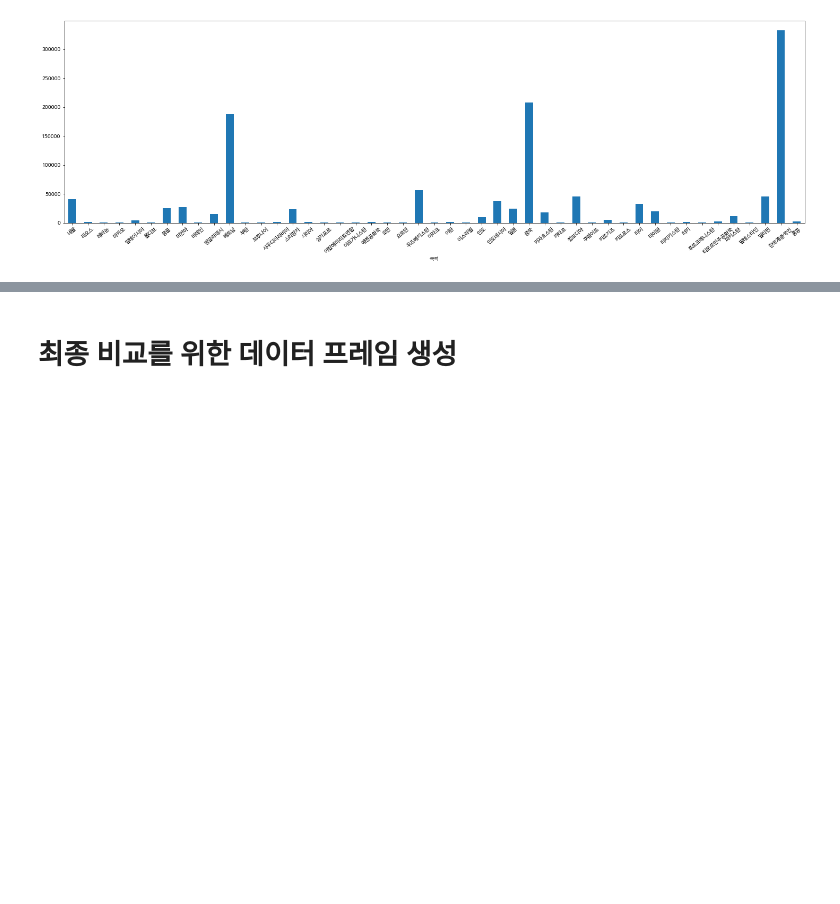
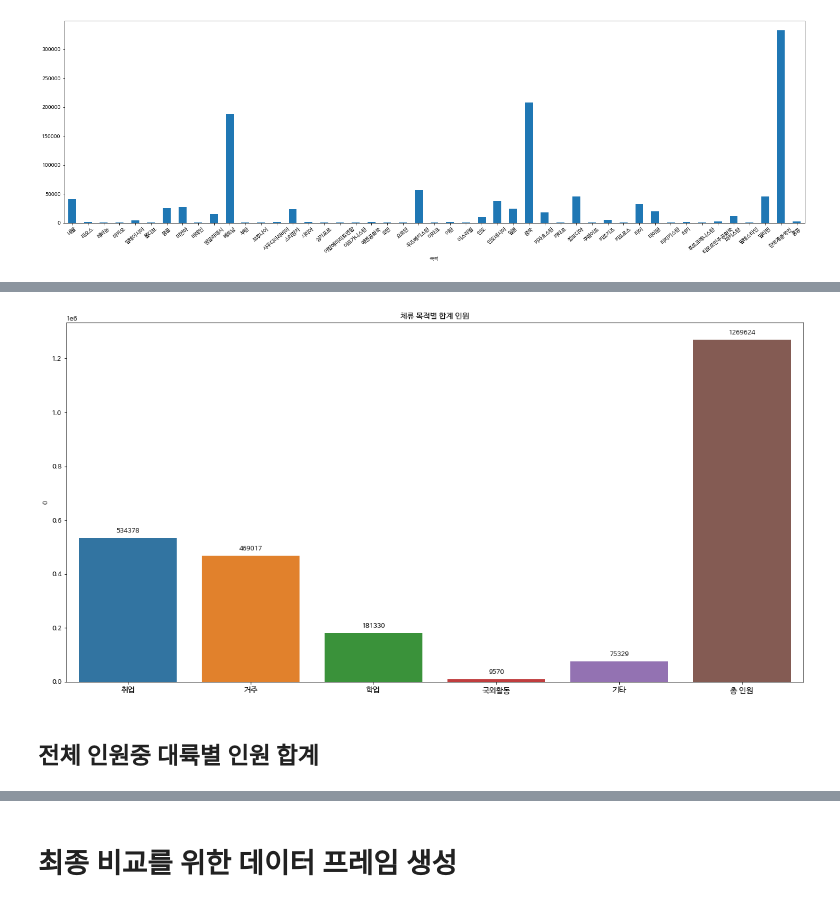
Before and after one commit to SonHyeok/Foreigner-in-korea, a Jupyter notebook: Foreigner.ipynb, the cells around one changed output, grey strips where cells are left out. Cells and saved outputs as stored; diff of their text form; code cells hidden in the pictures; blank space fills up the shorter version.

```diff
--- a/Foreigner.ipynb
+++ b/Foreigner.ipynb
@@ -360,0 +385,3 @@ df_final.loc['아시아주','총 인원'].plot.bar(figsize = (25,7), rot = 40)
+# %%
+df_sum = df_final.sum().to_frame().copy()
+df_sum
@@ -360,0 +396,16 @@ df_final.loc['아시아주','총 인원'].plot.bar(figsize = (25,7), rot = 40)
+# %%
+plt.figure(figsize=(20,10))
+g = sns.barplot(data = df_sum, x = df_sum.index, y = 0, ci=None)
+
+for p in g.patches:
+    g.annotate("%.0f" % p.get_height(), (p.get_x() + p.get_width()/2., p.get_height()),
+              ha = 'center', va = 'center', fontsize=10, color = 'black', xytext=(0,10),
+              textcoords = 'offset points')
+
+plt.xticks(fontsize = 12, rotation = 0)
+plt.title('체류 목적별 합계 인원')
+plt.show()
+# %% [output]
+[figure, added]
+# %% [markdown]
+## 전체 인원중 대륙별 인원 합계
```
Also changed, not shown: parts of 35 cells of this notebook.
